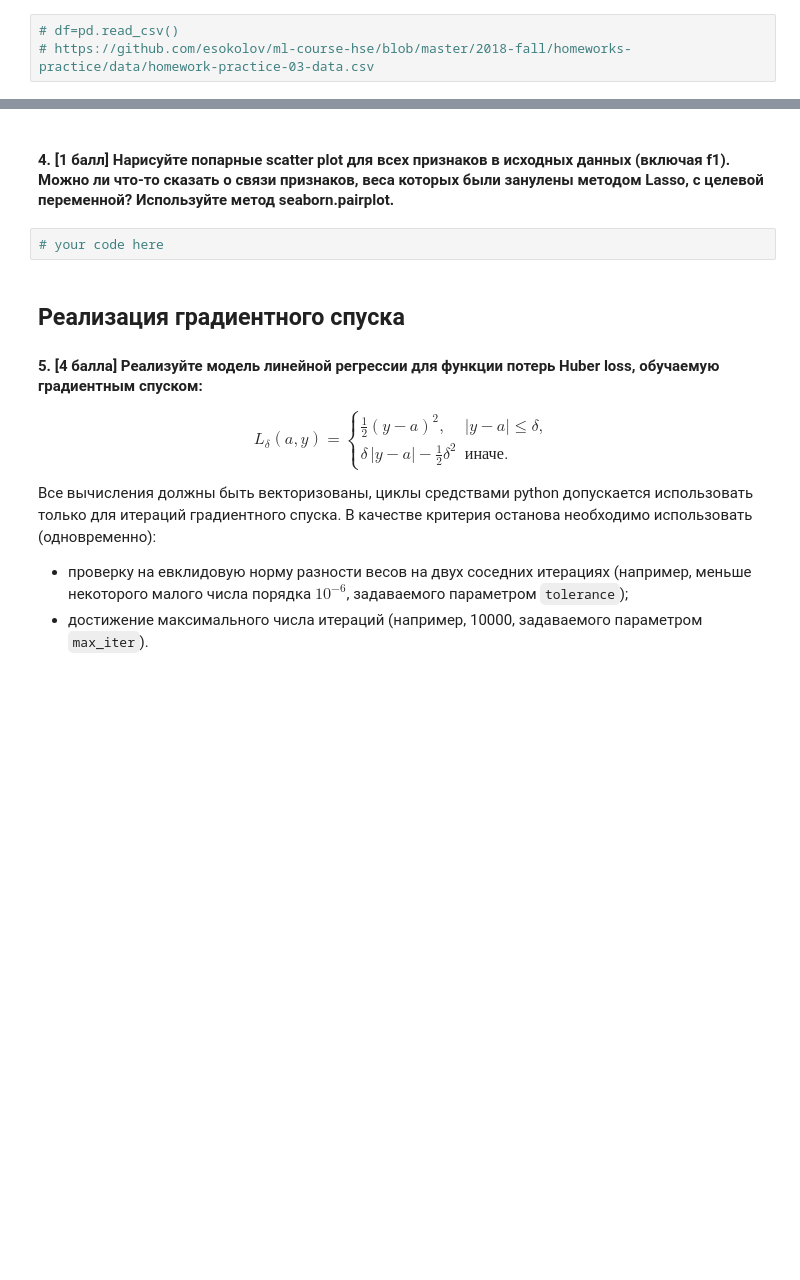
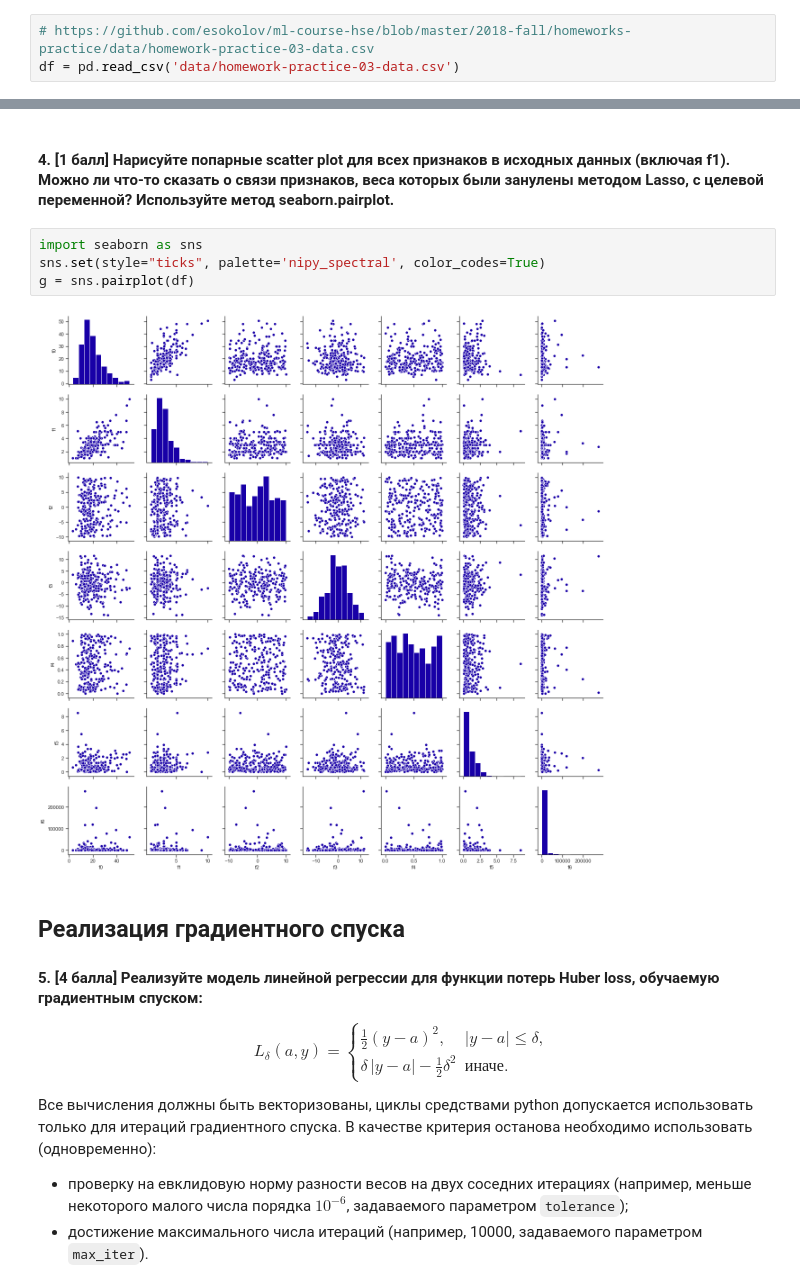
Before and after one commit to danyanyam/ilikeeconomics, a Jupyter notebook: Helpful Stuff/HSE-ML HomeWorks/homework-practice-02.ipynb, the cells around one changed output, grey strips where cells are left out. Saved outputs shown, nothing was run; the diff lists cells and outputs as text; blank space fills up the shorter version.

```diff
--- a/Helpful Stuff/HSE-ML HomeWorks/homework-practice-02.ipynb
+++ b/Helpful Stuff/HSE-ML HomeWorks/homework-practice-02.ipynb
@@ -26,8 +26,8 @@ import pandas as pd
 # %% [markdown]
 #### Загрузите данные по ссылке:
 # %%
-# df=pd.read_csv()
 # https://github.com/esokolov/ml-course-hse/blob/master/2018-fall/homeworks-practice/data/homework-practice-03-data.csv
+df = pd.read_csv('data/homework-practice-03-data.csv')
 # %% [markdown]
 ## Линейная регрессия из коробки
 
@@ -51,7 +119,11 @@ import pandas as pd
 # %% [markdown]
 #### 4. [1 балл] Нарисуйте попарные scatter plot для всех признаков в исходных данных (включая f1). Можно ли что-то сказать о связи признаков, веса которых были занулены методом Lasso, с целевой переменной? Используйте метод seaborn.pairplot.
-# %%
-# your code here
+# %%
+import seaborn as sns
+sns.set(style="ticks", palette='nipy_spectral', color_codes=True)
+g = sns.pairplot(df)
+# %% [output]
+[figure, added]
 # %% [markdown]
 ## Реализация градиентного спуска
 
```
Also changed, not shown: parts of 20 cells of this notebook, 1 other file.
